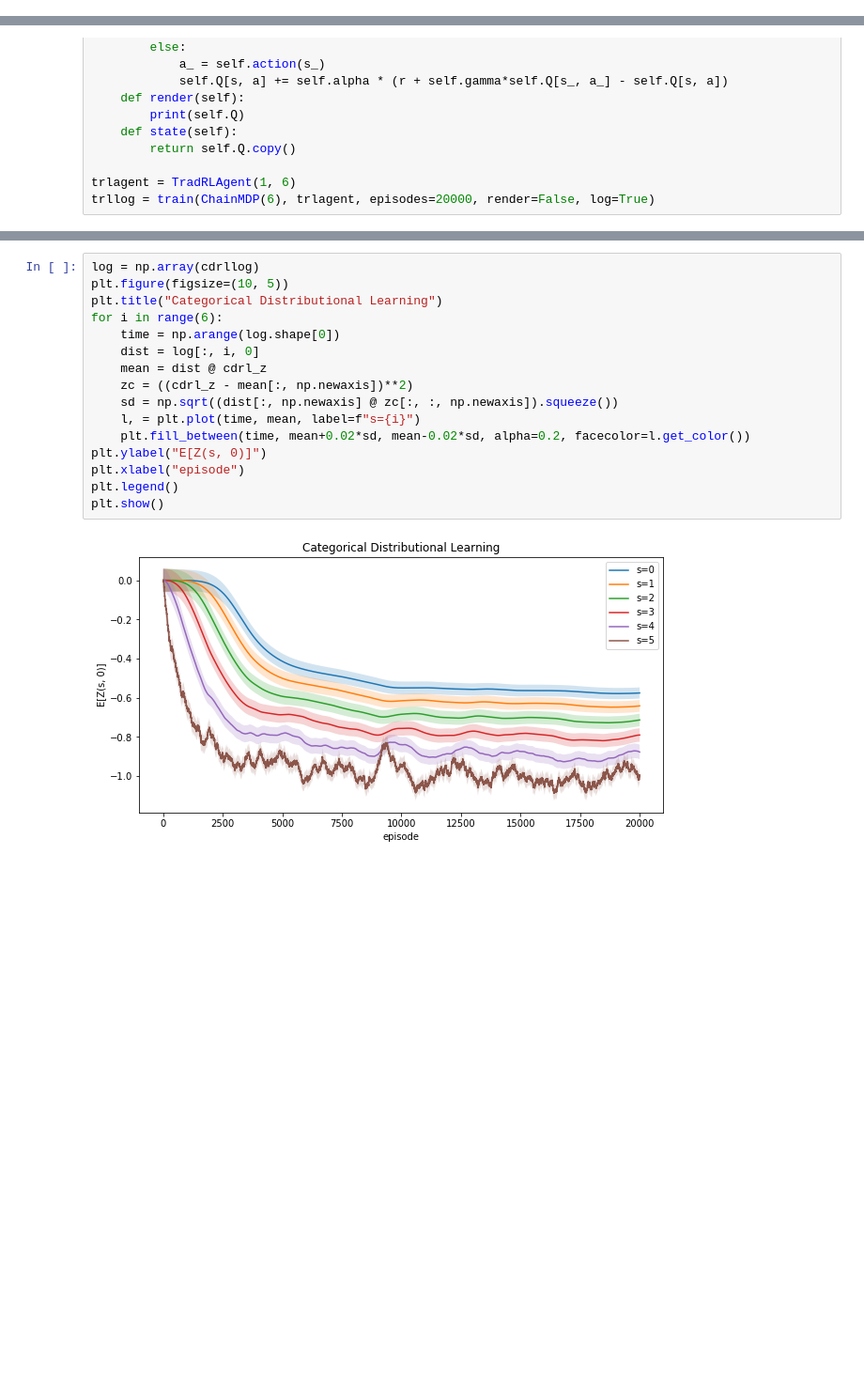
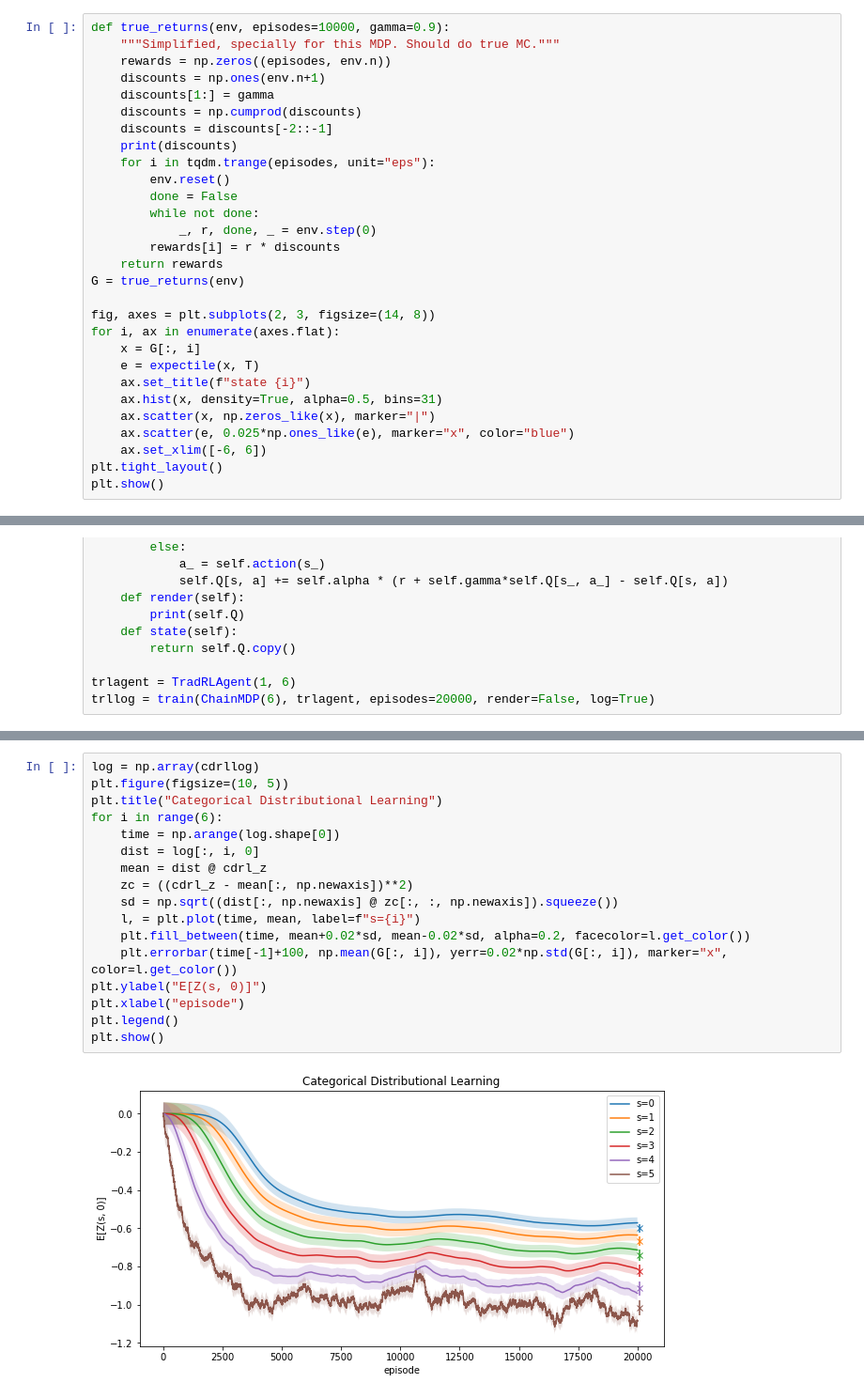
Before and after one commit to matomatical/neuRL, a Jupyter notebook: ChainMDP.ipynb, the cells around one changed output, grey strips where cells are left out. Shown at 94% size. Saved outputs shown, nothing was run; the diff lists cells and outputs as text; blank space fills up the shorter version.

```diff
--- a/ChainMDP.ipynb
+++ b/ChainMDP.ipynb
@@ -55,3 +55,32 @@ while not done:
 env.close()
 # %% [output]
 -->( )-->( )-->( )-->( )-->( )-->( )-->[*]
+# %%
+def true_returns(env, episodes=10000, gamma=0.9):
+    """Simplified, specially for this MDP. Should do true MC."""
+    rewards = np.zeros((episodes, env.n))
+    discounts = np.ones(env.n+1)
+    discounts[1:] = gamma
+    discounts = np.cumprod(discounts)
+    discounts = discounts[-2::-1]
+    print(discounts)
+    for i in tqdm.trange(episodes, unit="eps"):
+        env.reset()
+        done = False
+        while not done:
+            _, r, done, _ = env.step(0)
+        rewards[i] = r * discounts
+    return rewards
+G = true_returns(env)
+
+fig, axes = plt.subplots(2, 3, figsize=(14, 8))
+for i, ax in enumerate(axes.flat):
+    x = G[:, i]
+    e = expectile(x, T)
+    ax.set_title(f"state {i}")
+    ax.hist(x, density=True, alpha=0.5, bins=31)
+    ax.scatter(x, np.zeros_like(x), marker="|")
+    ax.scatter(e, 0.025*np.ones_like(e), marker="x", color="blue")
+    ax.set_xlim([-6, 6])
+plt.tight_layout()
+plt.show()
@@ -178,21 +211,22 @@ cdrlagent.render()
 # %%
 log = np.array(cdrllog)
 plt.figure(figsize=(10, 5))
 plt.title("Categorical Distributional Learning")
 for i in range(6):
     time = np.arange(log.shape[0])
     dist = log[:, i, 0]
     mean = dist @ cdrl_z
     zc = ((cdrl_z - mean[:, np.newaxis])**2)
     sd = np.sqrt((dist[:, np.newaxis] @ zc[:, :, np.newaxis]).squeeze())
     l, = plt.plot(time, mean, label=f"s={i}")
     plt.fill_between(time, mean+0.02*sd, mean-0.02*sd, alpha=0.2, facecolor=l.get_color())
+    plt.errorbar(time[-1]+100, np.mean(G[:, i]), yerr=0.02*np.std(G[:, i]), marker="x", color=l.get_color())
 plt.ylabel("E[Z(s, 0)]")
 plt.xlabel("episode")
 plt.legend()
 plt.show()
 # %% [output]
-[figure, old version]
+[figure, new version]
 # %%
 class QDRLAgent:
     def __init__(self, n_actions, n_states, quantile_params, alpha=0.005, gamma=0.9):
```
Also changed, not shown: parts of 22 cells of this notebook, 2 other files.
